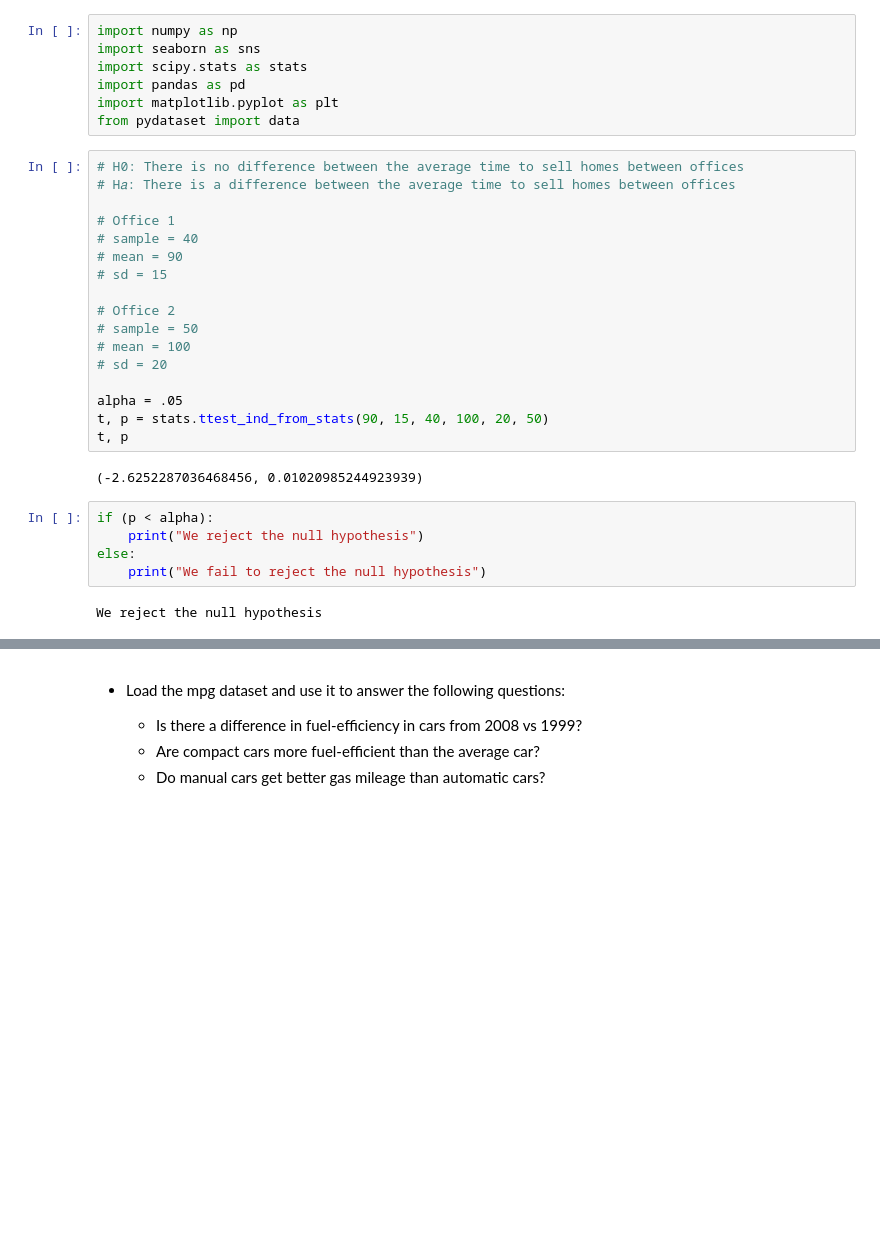
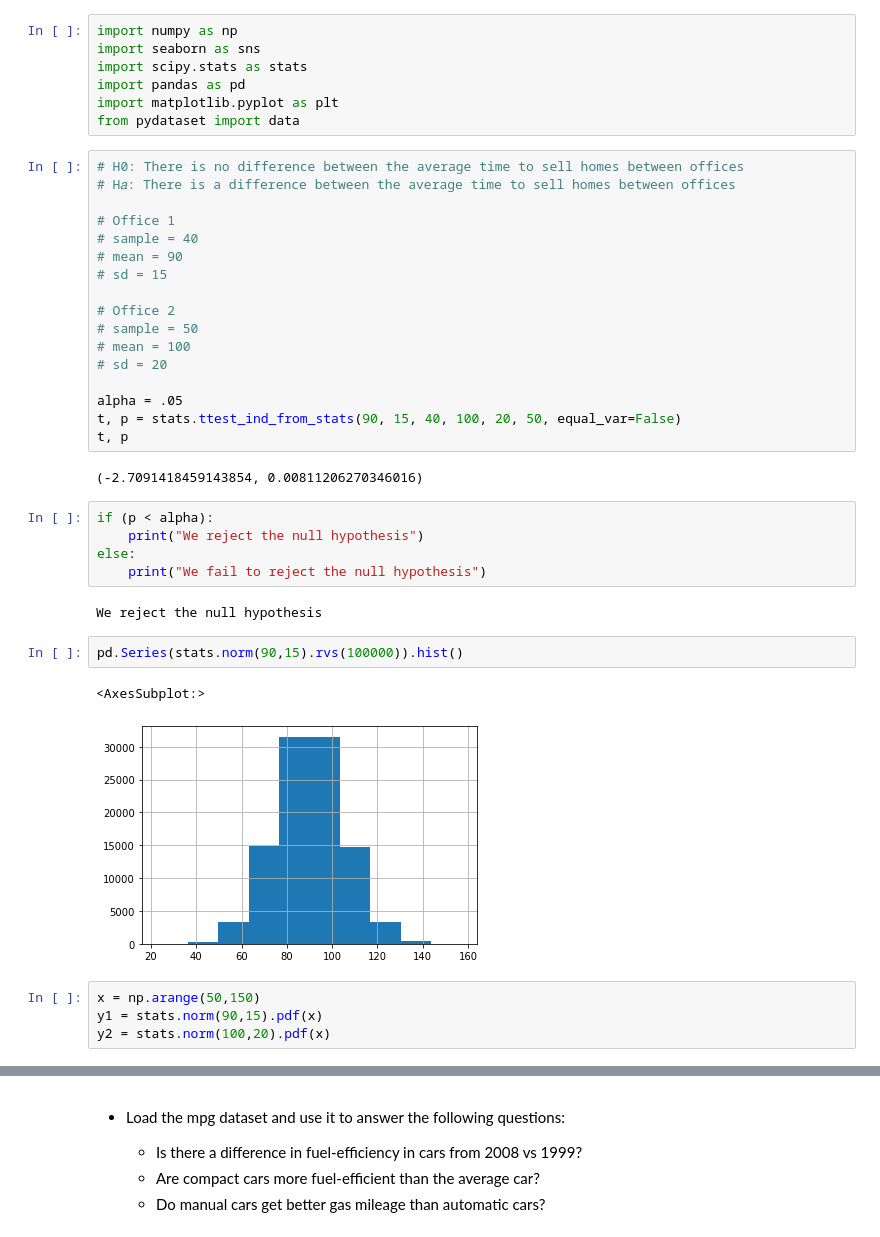
Before and after one commit to AJMartinezLlanes/statistics-exercises, a Jupyter notebook: hypothesis_testing.ipynb, the cells around one changed output, grey strips where cells are left out. Saved outputs shown, nothing was run; the diff lists cells and outputs as text; blank space fills up the shorter version.

```diff
--- a/hypothesis_testing.ipynb
+++ b/hypothesis_testing.ipynb
@@ -73,10 +73,10 @@ from pydataset import data
 # sd = 20
 
 alpha = .05
-t, p = stats.ttest_ind_from_stats(90, 15, 40, 100, 20, 50)
+t, p = stats.ttest_ind_from_stats(90, 15, 40, 100, 20, 50, equal_var=False)
 t, p
 # %% [output]
-(-2.6252287036468456, 0.01020985244923939)
+(-2.7091418459143854, 0.00811206270346016)
 # %%
 if (p < alpha):
     print("We reject the null hypothesis")
@@ -84,3 +84,12 @@ else:
     print("We fail to reject the null hypothesis")
 # %% [output]
 We reject the null hypothesis
+# %%
+pd.Series(stats.norm(90,15).rvs(100000)).hist()
+# %% [output]
+<AxesSubplot:>
+[figure, added]
+# %%
+x = np.arange(50,150)
+y1 = stats.norm(90,15).pdf(x)
+y2 = stats.norm(100,20).pdf(x)
```
Also changed, not shown: parts of 43 cells of this notebook.
